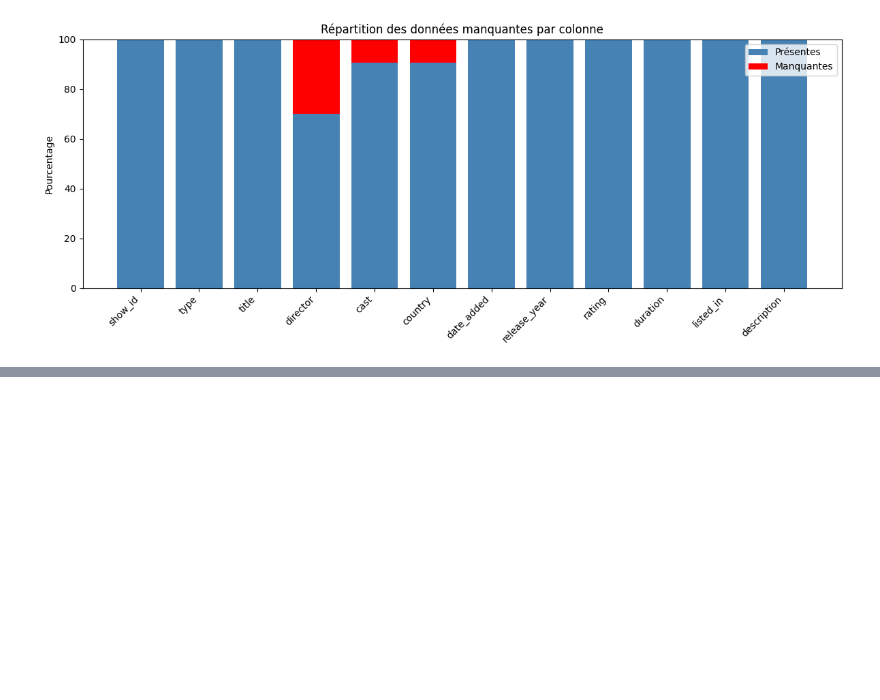
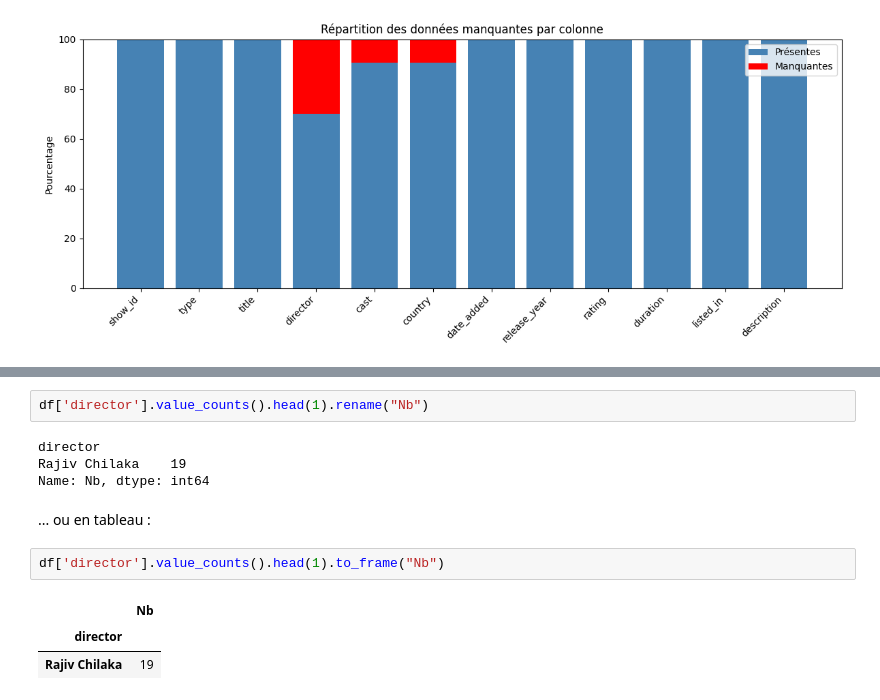
Before and after one commit to michelrostain/netflix-insights, a Jupyter notebook: netflix_data_analysis.ipynb, the cells around one changed output, grey strips where cells are left out. Saved outputs shown, nothing was run; the diff lists cells and outputs as text; blank space fills up the shorter version.

```diff
--- a/netflix_data_analysis.ipynb
+++ b/netflix_data_analysis.ipynb
@@ -207,0 +212,14 @@ plt.show()
+# %%
+df['director'].value_counts().head(1).rename("Nb")
+# %% [output]
+director
+Rajiv Chilaka    19
+Name: Nb, dtype: int64
+# %% [markdown]
+... ou en tableau :
+# %%
+df['director'].value_counts().head(1).to_frame("Nb")
+# %% [output]
+|  | Nb |
+| director |  |
+| Rajiv Chilaka | 19 |
```
Also changed, not shown: parts of 15 cells of this notebook, 1 other file.
